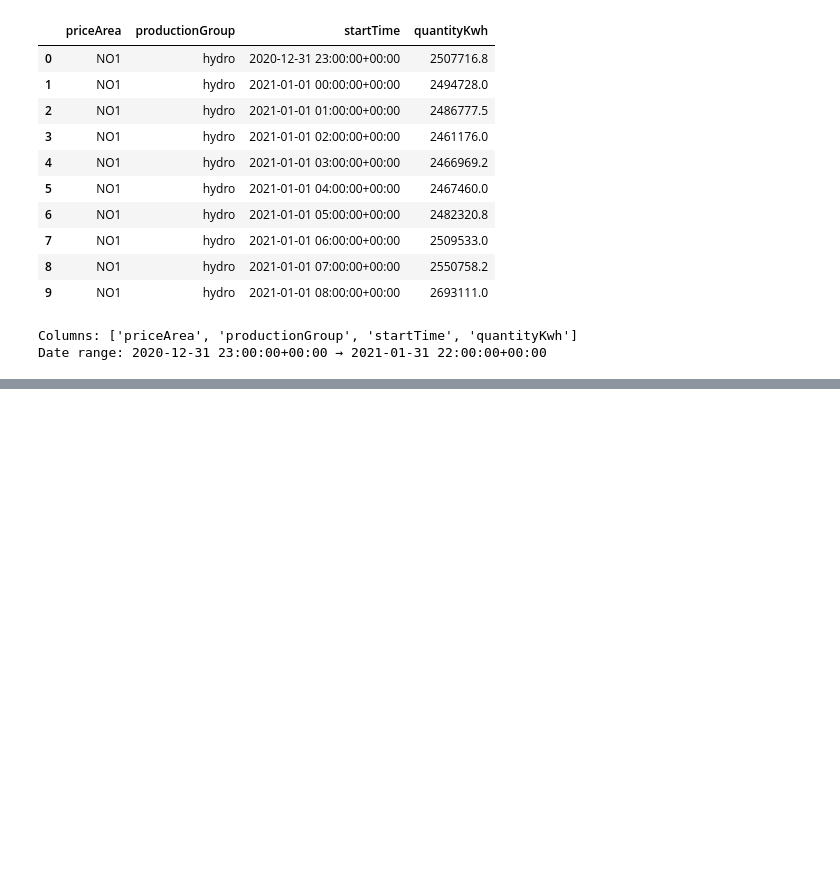
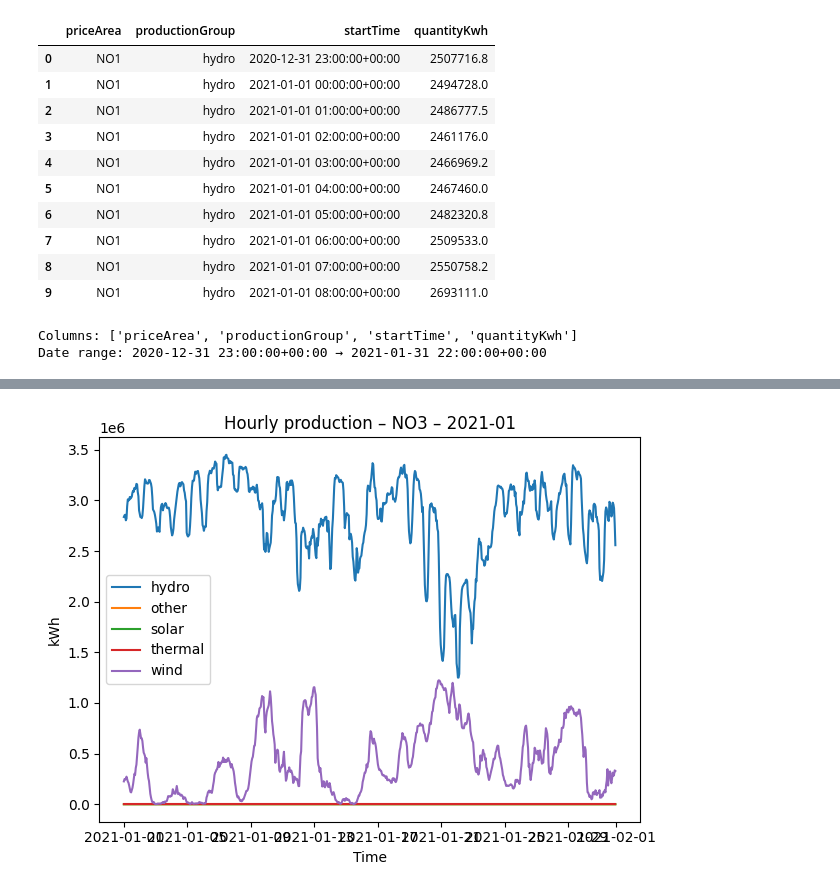
Before and after one commit to TaoM29/IND320-dashboard-basics, a Jupyter notebook: notebooks/part-2.ipynb, the cells around one changed output, grey strips where cells are left out. Drawn from its saved outputs; the diff is of its cells as text; code cells hidden in the pictures; blank space fills up the shorter version.

```diff
--- a/notebooks/part-2.ipynb
+++ b/notebooks/part-2.ipynb
@@ -428,0 +470,32 @@ Rows in Spark DF: 1076765
+# %%
+def plot_lines_month(price_area: str, year: int = 2021, month: int = 1):
+    # Filter first day of month to last day (inclusive)
+    mdf = df[(df["price_area"] == price_area) &
+             (df["start_time"].dt.year == year) &
+             (df["start_time"].dt.month == month)].copy()
+    if mdf.empty:
+        print(f"No data for {price_area} {year}-{month:02d}")
+        return
+
+    # Pivot to one line per production_group
+    pivot = (mdf.pivot_table(index="start_time",
+                             columns="production_group",
+                             values="quantity_kwh",
+                             aggfunc="sum")
+                  .sort_index())
+
+    plt.figure()
+    for col in pivot.columns:
+        plt.plot(pivot.index, pivot[col], label=col)
+
+    plt.title(f"Hourly production – {price_area} – {year}-{month:02d}")
+    plt.xlabel("Time")
+    plt.ylabel("kWh")
+    plt.legend()
+    plt.tight_layout()
+    plt.show()
+
+# Usage
+plot_lines_month("NO3", 2021, 1)
+# %% [output]
+[figure, added]
```
Also changed, not shown: parts of 11 cells of this notebook.
